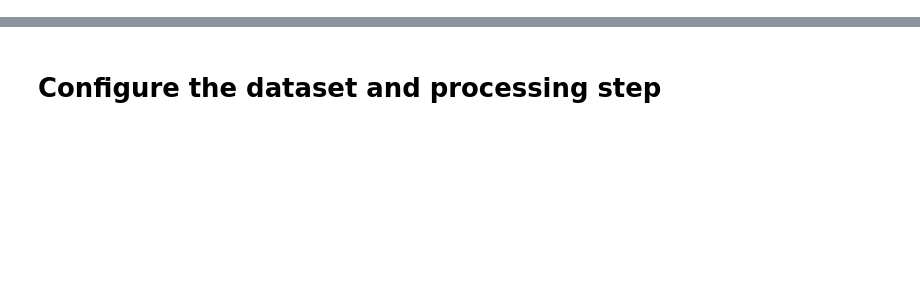
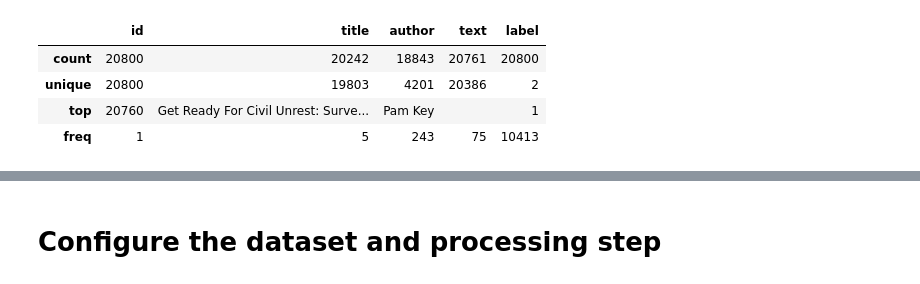
Before and after one commit to ikram98ai/fakenews_detection_bert_aws_pipeline, a Jupyter notebook: fake_news_classification_pipline.ipynb, the cells around one changed output, grey strips where cells are left out. Saved outputs shown, nothing was run; the diff lists cells and outputs as text; code cells hidden in the pictures; blank space fills up the shorter version.

```diff
--- a/fake_news_classification_pipline.ipynb
+++ b/fake_news_classification_pipline.ipynb
@@ -52,0 +86,8 @@ pipeline_name = 'BERT-pipeline-{}'.format(timestamp)
+# %%
+df.astype(object).describe()
+# %% [output]
+|  | id | title | author | text | label |
+| count | 20800 | 20242 | 18843 | 20761 | 20800 |
+| unique | 20800 | 19803 | 4201 | 20386 | 2 |
+| top | 20760 | Get Ready For Civil Unrest: Surve... | Pam Key |  | 1 |
+| freq | 1 | 5 | 243 | 75 | 10413 |
```
Also changed, not shown: parts of 72 cells of this notebook, 4 other files.
